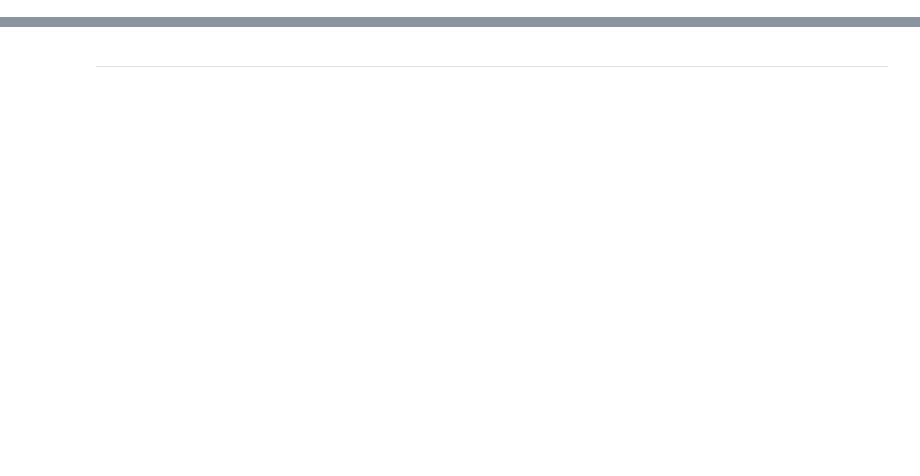
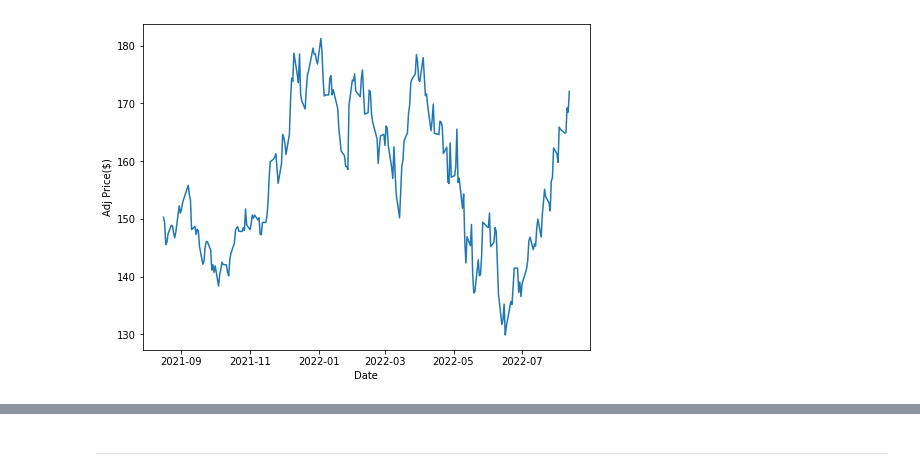
Before and after one commit to simonjisu/aiffel2022, a Jupyter notebook: 08_RNN.ipynb, the cells around one changed output, grey strips where cells are left out. Drawn from its saved outputs; the diff is of its cells as text; code cells hidden in the pictures; blank space fills up the shorter version.

```diff
--- a/08_RNN.ipynb
+++ b/08_RNN.ipynb
@@ -539,0 +26,13 @@ plt.show()
+# %%
+AAPL = pd.read_csv('./data/AAPL.csv')
+AAPL['Date'] = pd.to_datetime(AAPL['Date'])  # change to datetime dtype
+AAPL = AAPL.set_index('Date').loc[:, ['Open', 'High', 'Low', 'Adj Close', 'Volume']]
+AAPL['Volume'] = AAPL['Volume'] / 1000000
+
+fig, ax = plt.subplots(1, 1, figsize=(8, 6))
+ax.plot(AAPL.index, AAPL['Adj Close'])
+ax.set_xlabel('Date')
+ax.set_ylabel('Adj Price($)')
+plt.show()
+# %% [output]
+[figure, added]
```
Also changed, not shown: parts of 113 cells of this notebook, 10 other files.
